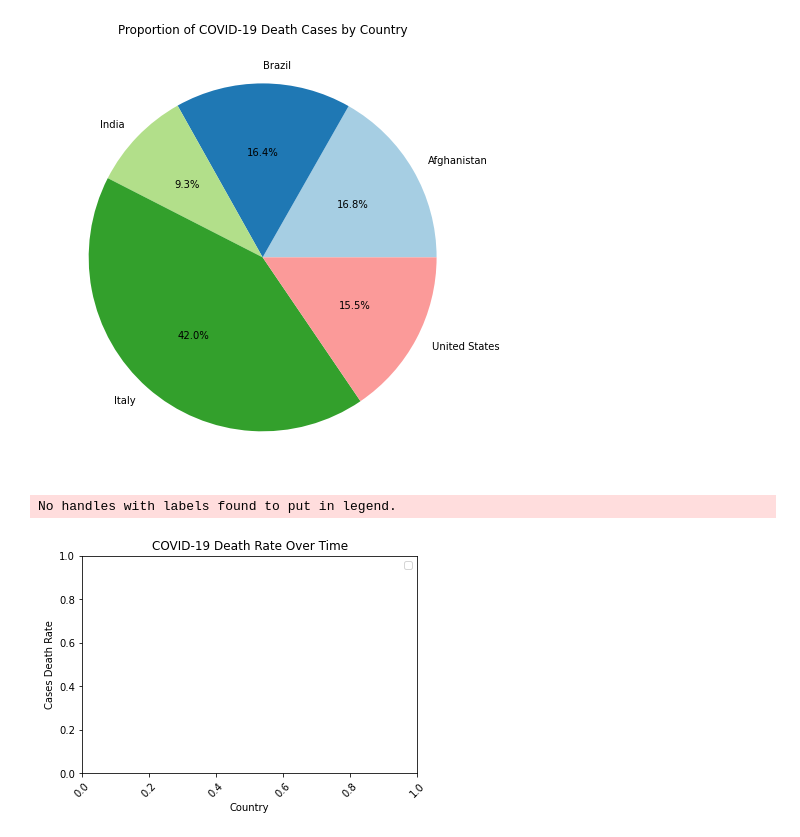
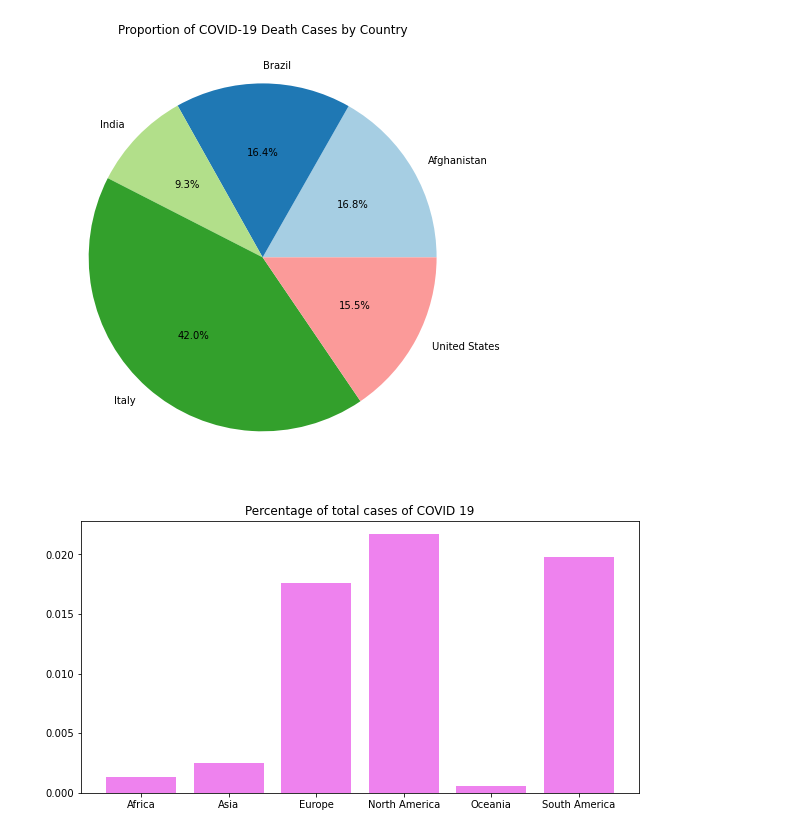
Before and after one commit to quantum1208/Covid_death_vacc, a Jupyter notebook: covid.ipynb, the cells around one changed output. Saved outputs shown, nothing was run; the diff lists cells and outputs as text; code cells hidden in the pictures.

Commit message:
Updated COVID-19 data visualization with continent-level aggregation

```diff
--- a/covid.ipynb
+++ b/covid.ipynb
@@ -63,6 +63,11 @@ plt.show()
 # %% [output]
 [figure]
 # %%
+#Looking at Total cases and population
+continent_grouped = covid_death.groupby("continent")["total_cases"].sum() / covid_death.groupby("continent")["population"].sum()
+plt.figure(figsize=(10, 5))
+plt.bar(continent_grouped.index, continent_grouped.values,color='violet')
+plt.title("Percentage of total cases of COVID 19")
+plt.show()
 # %% [output]
-No handles with labels found to put in legend.
-[figure, old version]
+[figure, new version]
```
